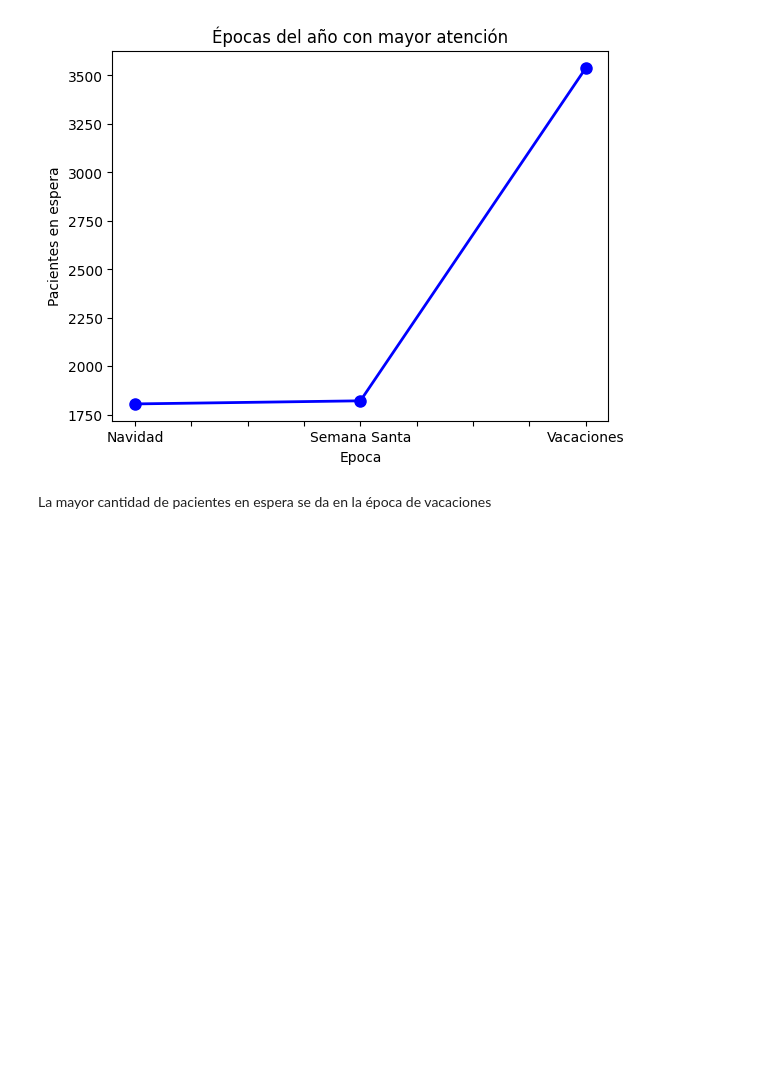
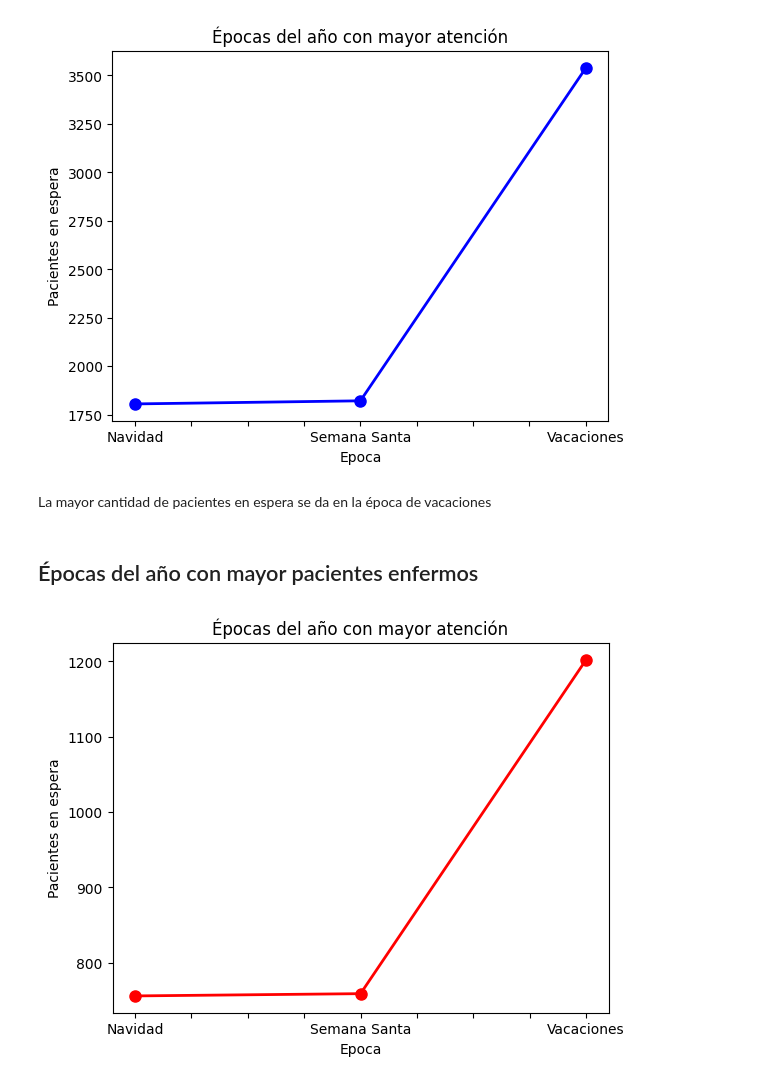
Before and after one commit to Jujo2040751/Proyecto-DataScience, a Jupyter notebook: Epocas-del-año.ipynb, the cells around one changed output. Drawn from its saved outputs; the diff is of its cells as text; code cells hidden in the pictures; blank space fills up the shorter version.

Commit message:
correcion error en dato, grafica epoca enfermos

```diff
--- a/Epocas-del-año.ipynb
+++ b/Epocas-del-año.ipynb
@@ -89,3 +89,32 @@ plt.show()
 [figure]
 # %% [markdown]
 La mayor cantidad de pacientes en espera se da en la época de vacaciones
+# %% [markdown]
+<h2>Épocas del año con mayor pacientes enfermos
+# %%
+
+df_citas=dF_servicio_fecha[(dF_servicio_fecha["nombre"]=="Consulta Especialista") | (dF_servicio_fecha["nombre"]=="Consulta General")]
+
+df_citas['Date'] = pds.to_datetime(df_citas['Date'])
+
+#Crea una nueva columna 'epoca_del_anio' basada en las fechas
+df_citas['epocas_del_anio']=df_citas['Date'].dt.month.map({
+    12:'Navidad',
+    10: 'Vacaciones',
+    6:'Vacaciones',
+    3:'Semana Santa'
+})
+
+#agrupar por epoca
+enfermos_epoca=df_citas.groupby('epocas_del_anio').size()
+
+#Crear grafico lineal
+enfermos_epoca.plot(kind='line', marker='o', color='r', linestyle='-', linewidth=2, markersize=8)
+
+plt.title('Épocas del año con mayor atención')
+plt.xlabel('Epoca')
+plt.ylabel('Pacientes en espera')
+
+plt.show()
+# %% [output]
+[figure, added]
```
Also changed, not shown: parts of 5 cells of this notebook.
